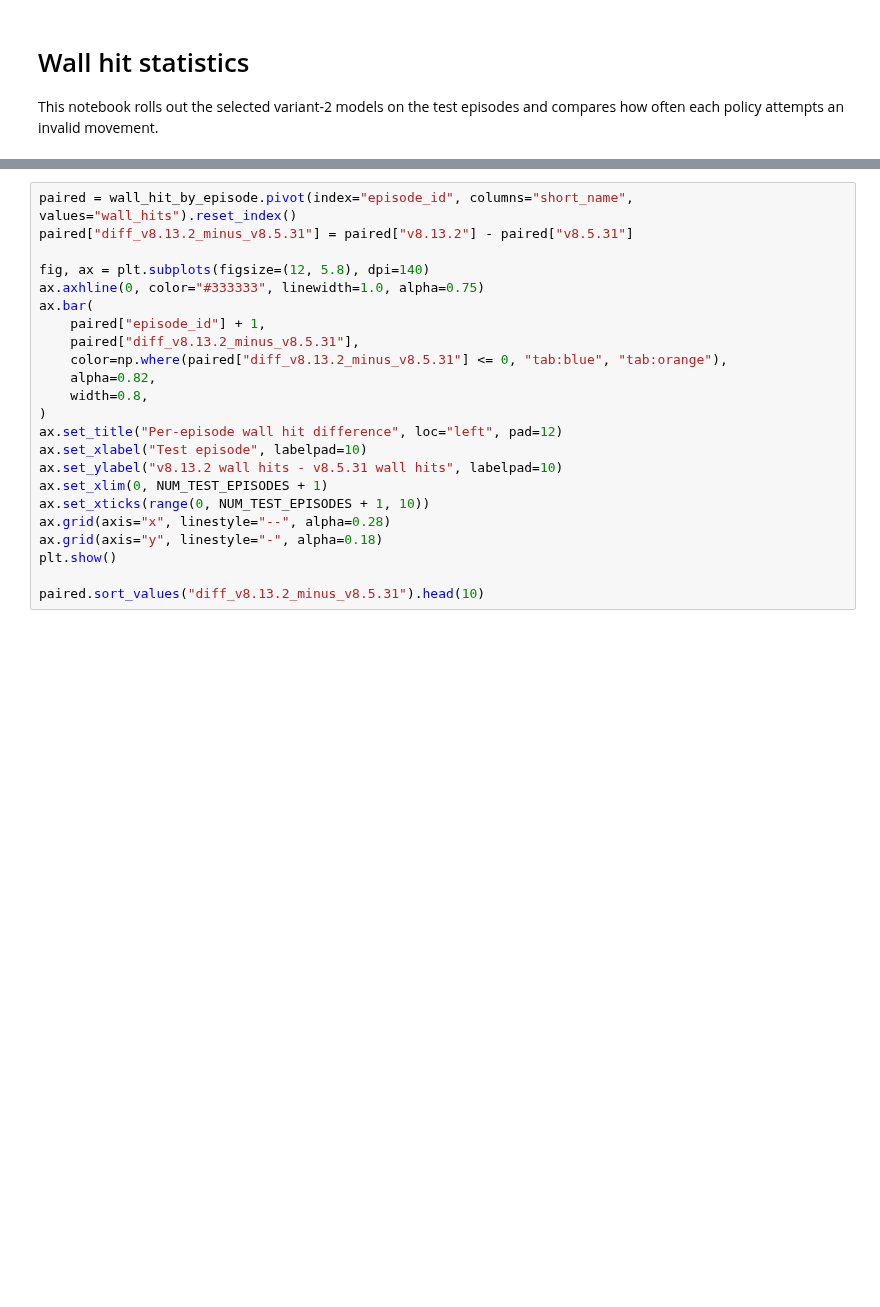
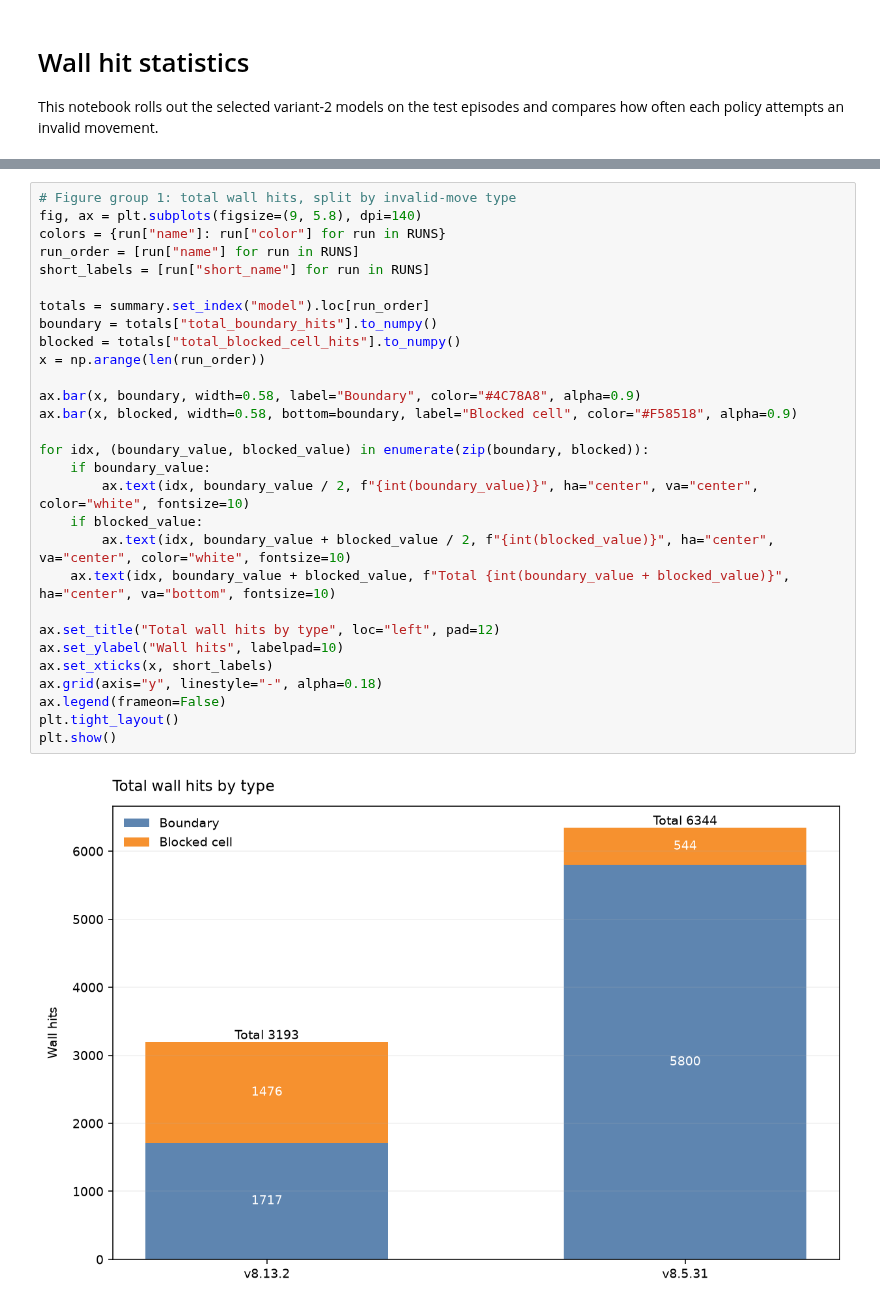
Before and after one commit to Lirong-Zhuang/CodingLab_DRL_team, a Jupyter notebook: statistic/wall_hit_statistics.ipynb, the cells around one changed output, grey strips where cells are left out. Drawn from its saved outputs; the diff is of its cells as text; blank space fills up the shorter version.

```diff
--- a/statistic/wall_hit_statistics.ipynb
+++ b/statistic/wall_hit_statistics.ipynb
@@ -254,23 +212,31 @@ summary
-# %%
-paired = wall_hit_by_episode.pivot(index="episode_id", columns="short_name", values="wall_hits").reset_index()
-paired["diff_v8.13.2_minus_v8.5.31"] = paired["v8.13.2"] - paired["v8.5.31"]
-
-fig, ax = plt.subplots(figsize=(12, 5.8), dpi=140)
-ax.axhline(0, color="#333333", linewidth=1.0, alpha=0.75)
-ax.bar(
-    paired["episode_id"] + 1,
-    paired["diff_v8.13.2_minus_v8.5.31"],
-    color=np.where(paired["diff_v8.13.2_minus_v8.5.31"] <= 0, "tab:blue", "tab:orange"),
-    alpha=0.82,
-    width=0.8,
-)
-ax.set_title("Per-episode wall hit difference", loc="left", pad=12)
-ax.set_xlabel("Test episode", labelpad=10)
-ax.set_ylabel("v8.13.2 wall hits - v8.5.31 wall hits", labelpad=10)
-ax.set_xlim(0, NUM_TEST_EPISODES + 1)
-ax.set_xticks(range(0, NUM_TEST_EPISODES + 1, 10))
-ax.grid(axis="x", linestyle="--", alpha=0.28)
-ax.grid(axis="y", linestyle="-", alpha=0.18)
-plt.show()
-
-paired.sort_values("diff_v8.13.2_minus_v8.5.31").head(10)
+# %%
+# Figure group 1: total wall hits, split by invalid-move type
+fig, ax = plt.subplots(figsize=(9, 5.8), dpi=140)
+colors = {run["name"]: run["color"] for run in RUNS}
+run_order = [run["name"] for run in RUNS]
+short_labels = [run["short_name"] for run in RUNS]
+
+totals = summary.set_index("model").loc[run_order]
+boundary = totals["total_boundary_hits"].to_numpy()
+blocked = totals["total_blocked_cell_hits"].to_numpy()
+x = np.arange(len(run_order))
+
+ax.bar(x, boundary, width=0.58, label="Boundary", color="#4C78A8", alpha=0.9)
+ax.bar(x, blocked, width=0.58, bottom=boundary, label="Blocked cell", color="#F58518", alpha=0.9)
+
+for idx, (boundary_value, blocked_value) in enumerate(zip(boundary, blocked)):
+    if boundary_value:
+        ax.text(idx, boundary_value / 2, f"{int(boundary_value)}", ha="center", va="center", color="white", fontsize=10)
+    if blocked_value:
+        ax.text(idx, boundary_value + blocked_value / 2, f"{int(blocked_value)}", ha="center", va="center", color="white", fontsize=10)
+    ax.text(idx, boundary_value + blocked_value, f"Total {int(boundary_value + blocked_value)}", ha="center", va="bottom", fontsize=10)
+
+ax.set_title("Total wall hits by type", loc="left", pad=12)
+ax.set_ylabel("Wall hits", labelpad=10)
+ax.set_xticks(x, short_labels)
+ax.grid(axis="y", linestyle="-", alpha=0.18)
+ax.legend(frameon=False)
+plt.tight_layout()
+plt.show()
+# %% [output]
+[figure, added]
```
Also changed, not shown: parts of 5 cells of this notebook.
